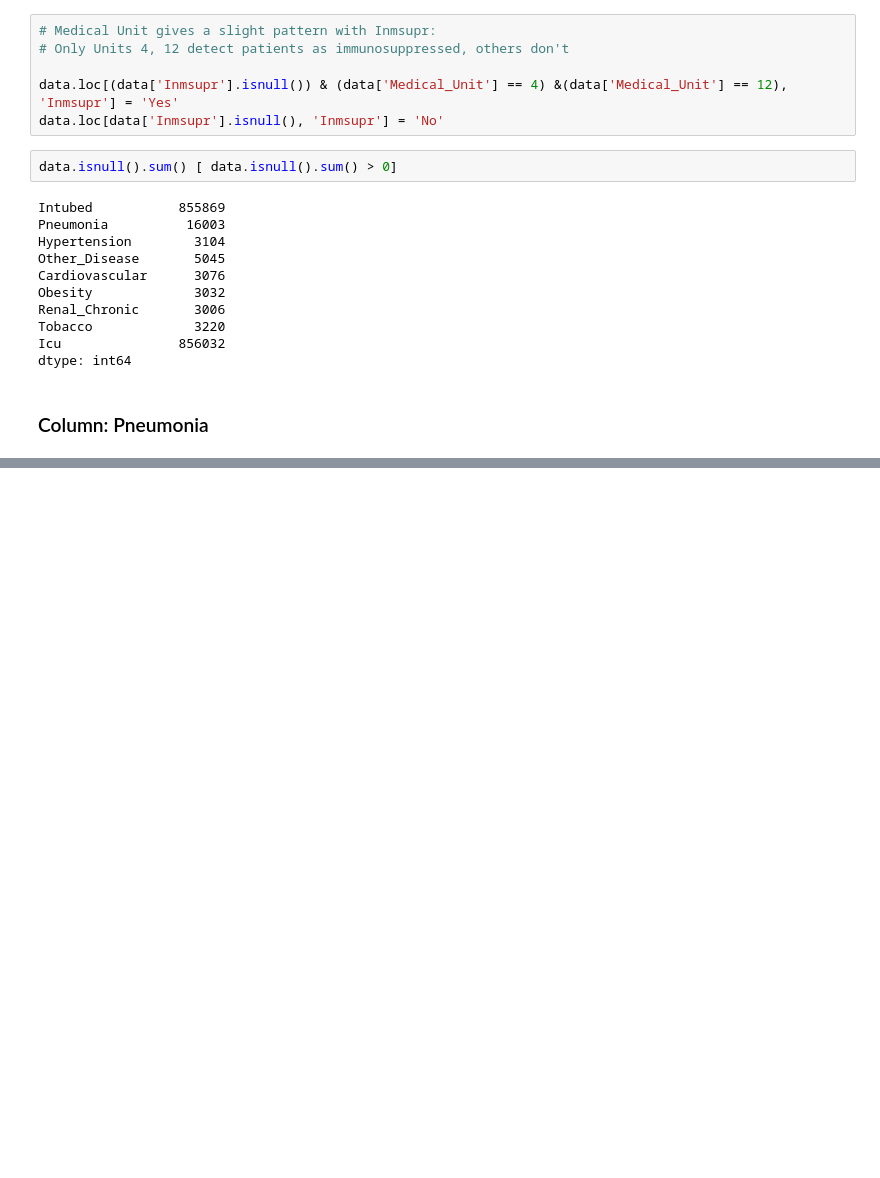
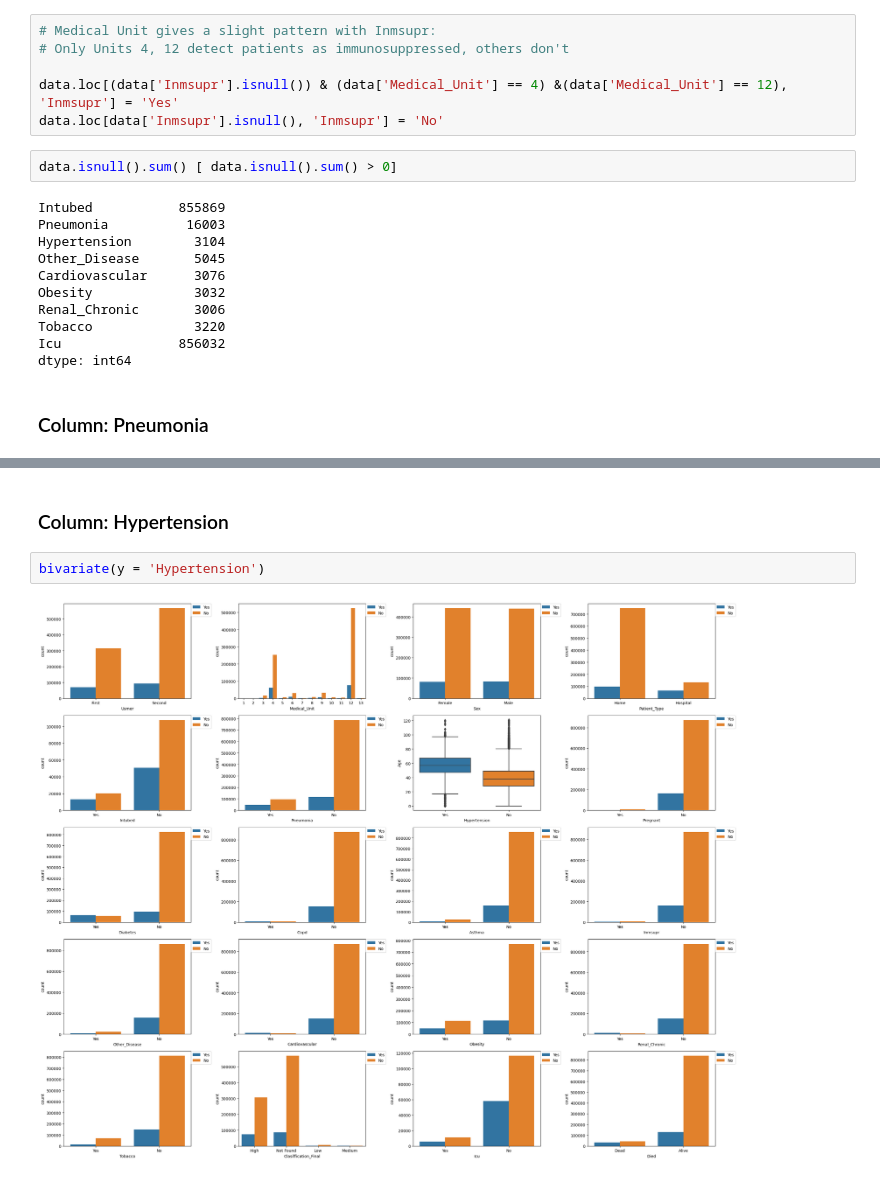
Before and after one commit to Dhruv-Chandra/Covid-19, a Jupyter notebook: Covid.ipynb, the cells around one changed output, grey strips where cells are left out. Saved outputs shown, nothing was run; the diff lists cells and outputs as text; blank space fills up the shorter version.

Commit message:
Working on Hypertension Missing values.

```diff
--- a/Covid.ipynb
+++ b/Covid.ipynb
@@ -522,0 +546,6 @@ dtype: int64
+# %% [markdown]
+### Column: Hypertension
+# %%
+bivariate(y = 'Hypertension')
+# %% [output]
+[figure, added]
```
Also changed, not shown: parts of 11 cells of this notebook.
